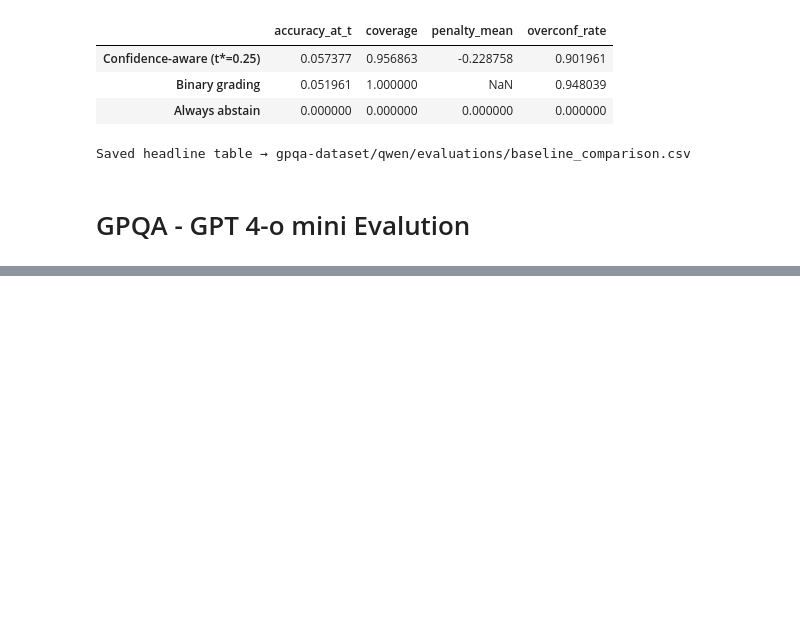
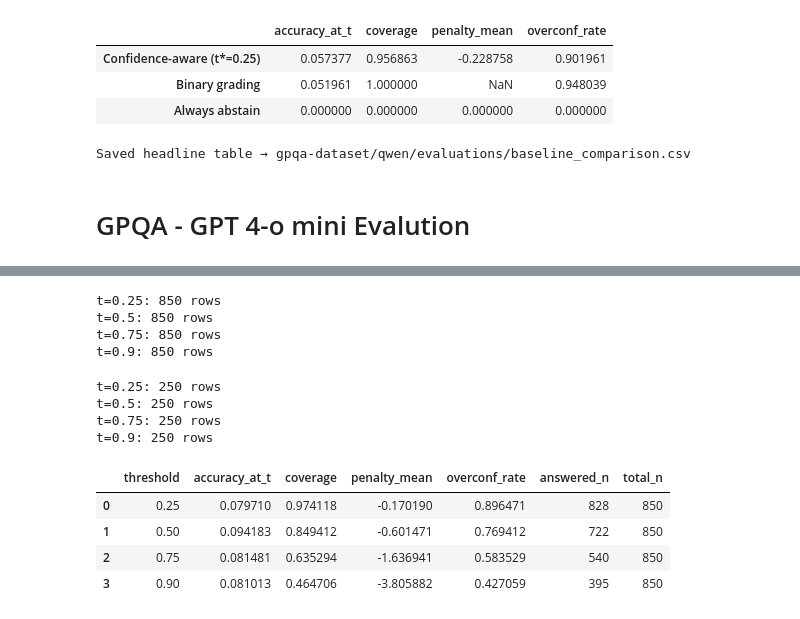
Before and after one commit to stutisinghal008/llm-eval, a Jupyter notebook: evaluation.ipynb, the cells around one changed output, grey strips where cells are left out. Saved outputs shown, nothing was run; the diff lists cells and outputs as text; code cells hidden in the pictures; blank space fills up the shorter version.

```diff
--- a/evaluation.ipynb
+++ b/evaluation.ipynb
@@ -269,0 +705,66 @@ Saved headline table → gpqa-dataset/qwen/evaluations/baseline_comparison.csv
+# %%
+# ===== Cell 4 — Split into per-threshold DataFrames =====
+dfs_by_t = {t: df[df["threshold"] == t].copy() for t in THRESHOLDS}
+
+for t in THRESHOLDS:
+    print(f"t={t}: {len(dfs_by_t[t])} rows")
+# %% [output]
+t=0.25: 850 rows
+t=0.5: 850 rows
+t=0.75: 850 rows
+t=0.9: 850 rows
+# %%
+import numpy as np
+
+# Number of rows you want per threshold
+N = 250
+
+# Set seed so results are reproducible
+np.random.seed(42)
+
+# Subsample each threshold's dataframe to 250 rows
+dfs_by_t_small = {}
+
+for t in THRESHOLDS:
+    df_t = dfs_by_t[t]
+
+    if len(df_t) > N:
+        df_sampled = df_t.sample(n=N, random_state=42)
+    else:
+        df_sampled = df_t.copy()
+
+    dfs_by_t_small[t] = df_sampled
+
+# Print sizes to confirm
+for t in THRESHOLDS:
+    print(f"t={t}: {len(dfs_by_t_small[t])} rows")
+# %% [output]
+t=0.25: 250 rows
+t=0.5: 250 rows
+t=0.75: 250 rows
+t=0.9: 250 rows
+# %%
+# ===== Cell 5 — Compute metrics per threshold =====
+metrics_rows = []
+
+for t in THRESHOLDS:
+    df_t = dfs_by_t[t]
+
+    metrics_rows.append({
+        "threshold": t,
+        "accuracy_at_t": accuracy_at_threshold(df_t, t),
+        "coverage": coverage(df_t, t),
+        "penalty_mean": penalty_adjusted_mean(df_t, t),
+        "overconf_rate": overconfidence_rate(df_t, t),
+        "answered_n": int((df_t["confidence"] > t).sum()),
+        "total_n": len(df_t)
+    })
+
+metrics_df = pd.DataFrame(metrics_rows).sort_values("threshold").reset_index(drop=True)
+metrics_df
+# %% [output]
+|  | threshold | accuracy_at_t | coverage | penalty_mean | overconf_rate | answered_n | total_n |
+| 0 | 0.25 | 0.079710 | 0.974118 | -0.170190 | 0.896471 | 828 | 850 |
+| 1 | 0.50 | 0.094183 | 0.849412 | -0.601471 | 0.769412 | 722 | 850 |
+| 2 | 0.75 | 0.081481 | 0.635294 | -1.636941 | 0.583529 | 540 | 850 |
+| 3 | 0.90 | 0.081013 | 0.464706 | -3.805882 | 0.427059 | 395 | 850 |
```
Also changed, not shown: parts of 35 cells of this notebook, 5 other files.
